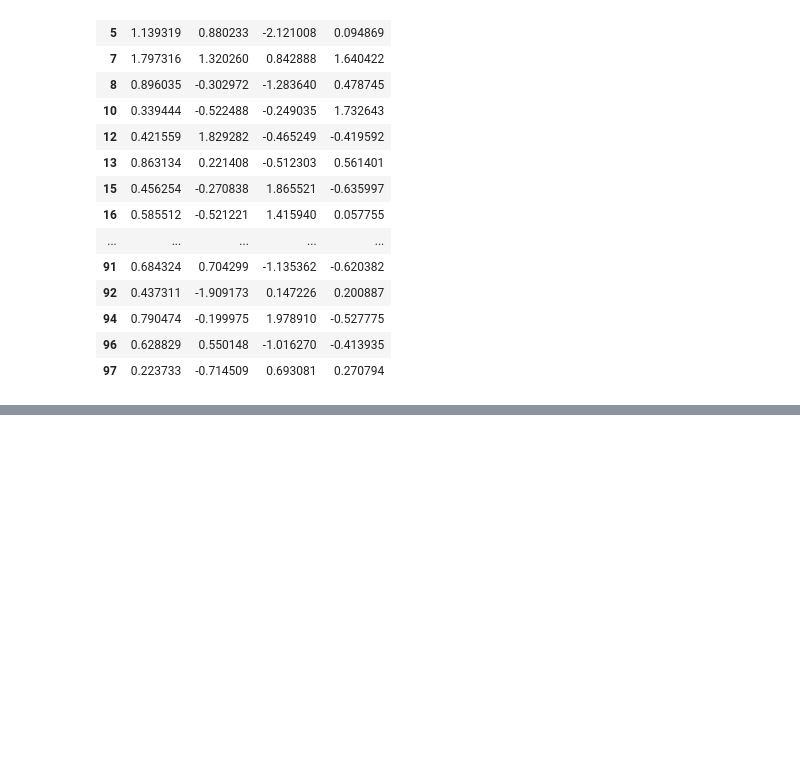
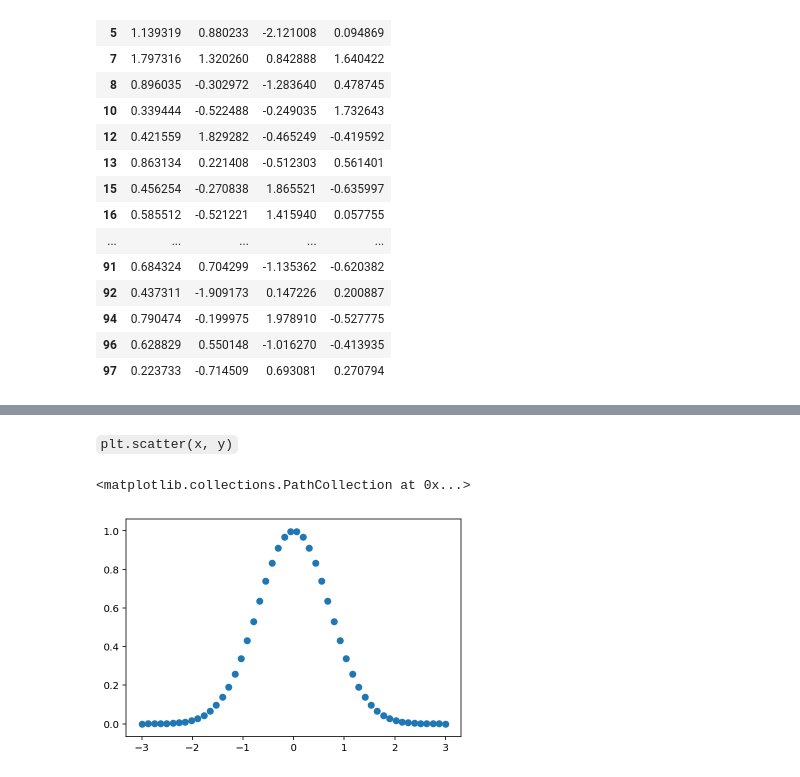
Before and after one commit to jephianlin/math599env, a Jupyter notebook: 1030.ipynb, the cells around one changed output, grey strips where cells are left out. Cells and saved outputs as stored; diff of their text form; code cells hidden in the pictures; blank space fills up the shorter version.

```diff
--- a/1030.ipynb
+++ b/1030.ipynb
@@ -316,0 +329,9 @@ df.query(' A > 0 ')
+# %% [markdown]
+`plt.scatter(x, y)`
+# %%
+x = np.linspace(-3,3,50)
+y = np.exp(-x**2)
+plt.scatter(x, y)
+# %% [output]
+<matplotlib.collections.PathCollection at 0x...>
+[figure, added]
```
Also changed, not shown: parts of 6 cells of this notebook.
